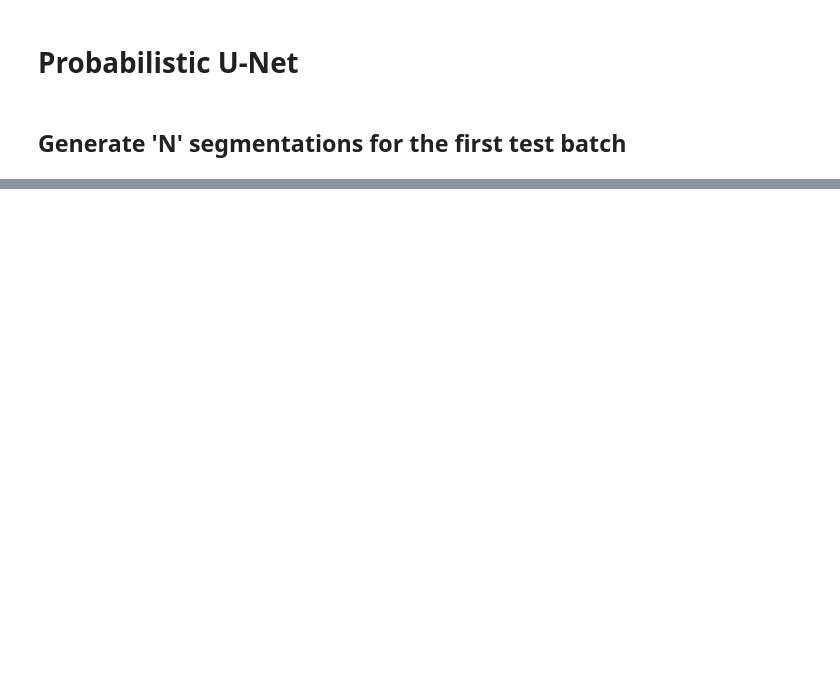
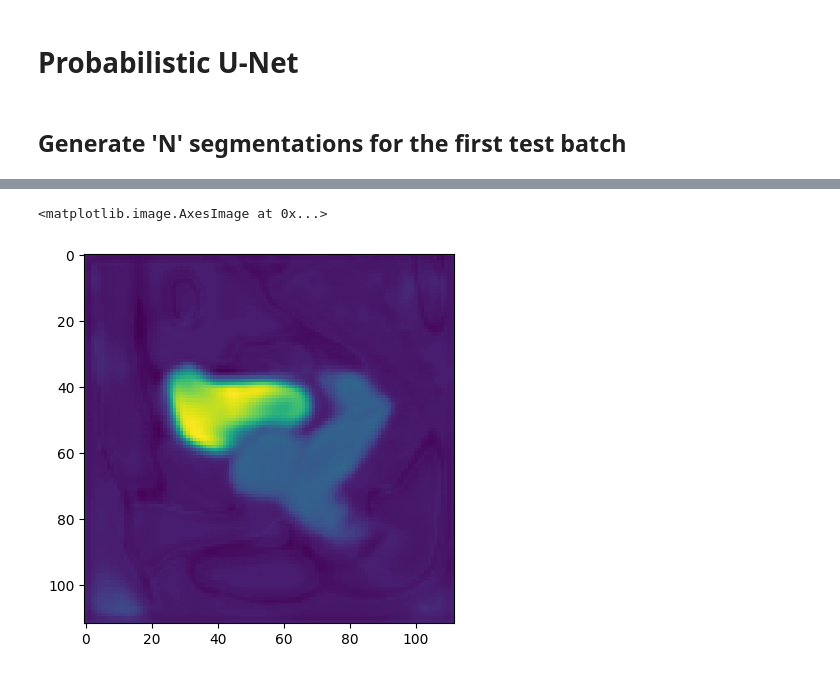
Before and after one commit to BSEL-UC3M/UncertaintyEstimation, a Jupyter notebook: notebooks/Plotter.ipynb, the cells around one changed output, grey strips where cells are left out. Cells and saved outputs as stored; diff of their text form; code cells hidden in the pictures; blank space fills up the shorter version.

Commit message:
testing model without posterior

```diff
--- a/notebooks/Plotter.ipynb
+++ b/notebooks/Plotter.ipynb
@@ -140,0 +130,24 @@ plt.imshow(uncertainty_map[1][:, :, 56])
+# %%
+model = UNet_VAE(in_channels=1,
+                 n_classes=2,
+                 latent_dim=6,
+                 linear_dim=14 ** 3,
+                 unet_factor=2,
+                 vae_factor=2,
+                 logits=True,
+                 is3d=True)
+# %%
+checkpoint_path = os.path.split(os.getcwd())[0] + '/results/trained_models/unetvae_bladder.pth'
+# %%
+checkpoint = torch.load(checkpoint_path)
+model.load_state_dict(checkpoint)
+
+model = model.eval()
+model = model.to(device)
+# %%
+feats, mu, logvar = model.forward(image, target, train=True)
+# %%
+plt.imshow(feats.cpu().detach().numpy()[0, 1, :, :, 56])
+# %% [output]
+<matplotlib.image.AxesImage at 0x...>
+[figure, added]
```
Also changed, not shown: parts of 11 cells of this notebook, 5 other files.
